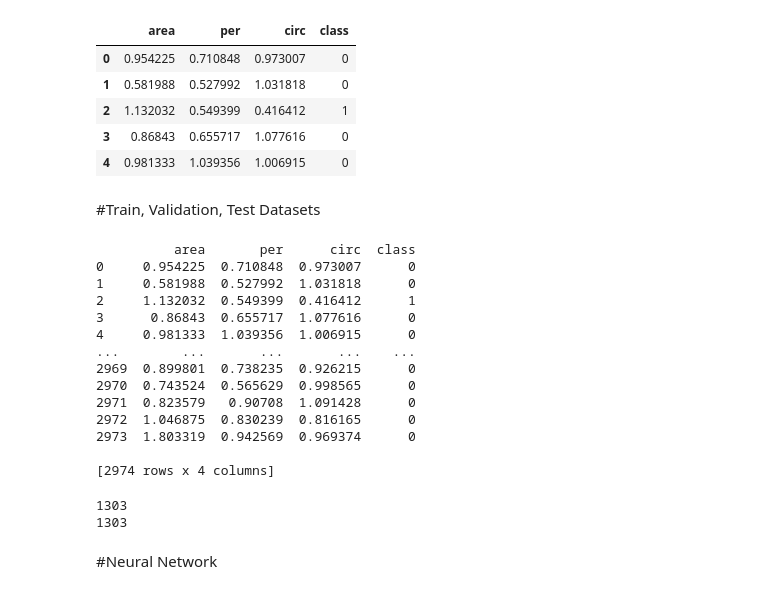
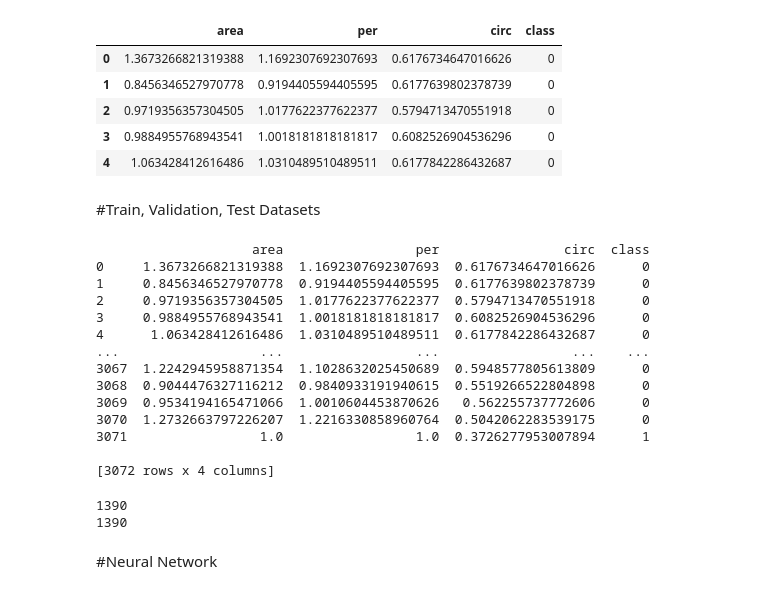
Before and after one commit to apexrx/scd_classifier, a Jupyter notebook: sickleCell.ipynb, the cells around one changed output. Drawn from its saved outputs; the diff is of its cells as text; code cells hidden in the pictures.

```diff
--- a/sickleCell.ipynb
+++ b/sickleCell.ipynb
@@ -14,16 +15,16 @@ from sklearn.linear_model import LinearRegression
 from sklearn.metrics import accuracy_score
 # %%
 cols = ["area", "per", "circ", "class"]
-df = pd.read_csv("total.csv", names=cols)
+df = pd.read_csv("cell_features.csv", names=cols)
 df = df.iloc[1:].reset_index(drop=True)
 df.head()
 # %% [output]
 |  | area | per | circ | class |
-| 0 | 0.954225 | 0.710848 | 0.973007 | 0 |
-| 1 | 0.581988 | 0.527992 | 1.031818 | 0 |
-| 2 | 1.132032 | 0.549399 | 0.416412 | 1 |
-| 3 | 0.86843 | 0.655717 | 1.077616 | 0 |
-| 4 | 0.981333 | 1.039356 | 1.006915 | 0 |
+| 0 | 1.3673266821319388 | 1.1692307692307693 | 0.6176734647016626 | 0 |
+| 1 | 0.8456346527970778 | 0.9194405594405595 | 0.6177639802378739 | 0 |
+| 2 | 0.9719356357304505 | 1.0177622377622377 | 0.5794713470551918 | 0 |
+| 3 | 0.9884955768943541 | 1.0018181818181817 | 0.6082526904536296 | 0 |
+| 4 | 1.063428412616486 | 1.0310489510489511 | 0.6177842286432687 | 0 |
 # %%
 df["class"] = (df['class'] == '1').astype(int)
 # %% [markdown]
@@ -31,20 +32,20 @@ df["class"] = (df['class'] == '1').astype(int)
 # %%
 print(df)
 # %% [output]
-          area       per      circ  class
-0     0.954225  0.710848  0.973007      0
-1     0.581988  0.527992  1.031818      0
-2     1.132032  0.549399  0.416412      1
-3      0.86843  0.655717  1.077616      0
-4     0.981333  1.039356  1.006915      0
-...        ...       ...       ...    ...
-2969  0.899801  0.738235  0.926215      0
-2970  0.743524  0.565629  0.998565      0
-2971  0.823579   0.90708  1.091428      0
-2972  1.046875  0.830239  0.816165      0
-2973  1.803319  0.942569  0.969374      0
+                    area                 per                circ  class
+0     1.3673266821319388  1.1692307692307693  0.6176734647016626      0
+1     0.8456346527970778  0.9194405594405595  0.6177639802378739      0
+2     0.9719356357304505  1.0177622377622377  0.5794713470551918      0
+3     0.9884955768943541  1.0018181818181817  0.6082526904536296      0
+4      1.063428412616486  1.0310489510489511  0.6177842286432687      0
+...                  ...                 ...                 ...    ...
+3067  1.2242945958871354  1.1028632025450689  0.5948577805613809      0
+3068  0.9044476327116212  0.9840933191940615  0.5519266522804898      0
+3069  0.9534194165471066  1.0010604453870626   0.562255737772606      0
+3070  1.2732663797226207  1.2216330858960764  0.5042062283539175      0
+3071                 1.0                 1.0  0.3726277953007894      1
 
-[2974 rows x 4 columns]
+[3072 rows x 4 columns]
 # %%
 train, valid, test = np.split(df.sample(frac=1), [int(0.6*len(df)), int(0.8*len(df))])
 # %%
@@ -70,8 +71,8 @@ test, X_test, y_test = scale_dataset(test, oversample=False)
 print(len(train[train[:, -1]==0]))
 print(len(train[train[:, -1]==1]))
 # %% [output]
-1303
-1303
+1390
+1390
 # %% [markdown]
 #Neural Network
 # %%
```
Also changed, not shown: parts of 9 cells of this notebook, 5 other files.
